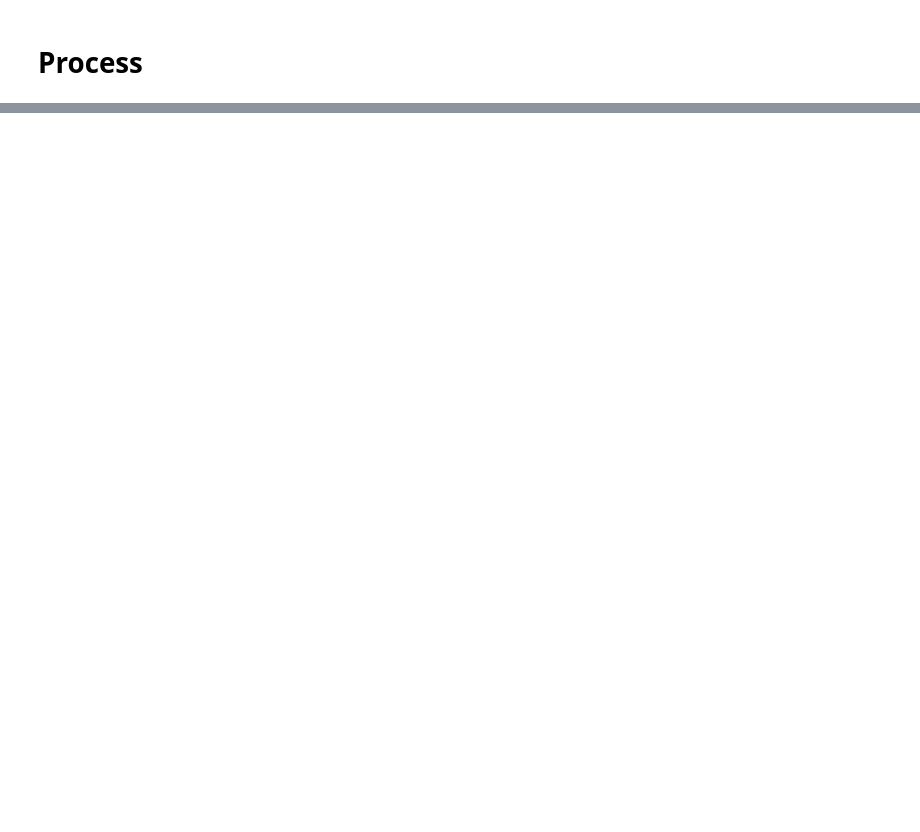
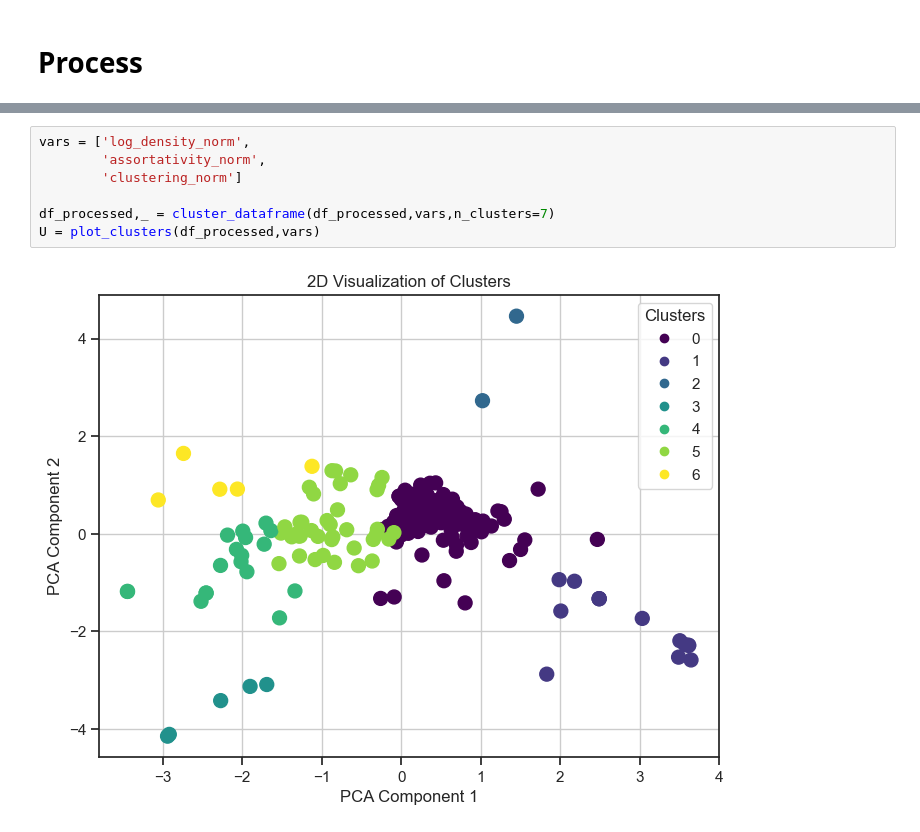
Before and after one commit to murillo-group/miniature_graphs, a Jupyter notebook: research/dbs/explore_dbs.ipynb, the cells around one changed output, grey strips where cells are left out. Cells and saved outputs as stored; diff of their text form; blank space fills up the shorter version.

```diff
--- a/research/dbs/explore_dbs.ipynb
+++ b/research/dbs/explore_dbs.ipynb
@@ -137,0 +119,9 @@ df[df['assortativity_coeff']>1]
+# %%
+vars = ['log_density_norm',
+        'assortativity_norm',
+        'clustering_norm']
+
+df_processed,_ = cluster_dataframe(df_processed,vars,n_clusters=7)
+U = plot_clusters(df_processed,vars)
+# %% [output]
+[figure, added]
```
Also changed, not shown: parts of 19 cells of this notebook.
